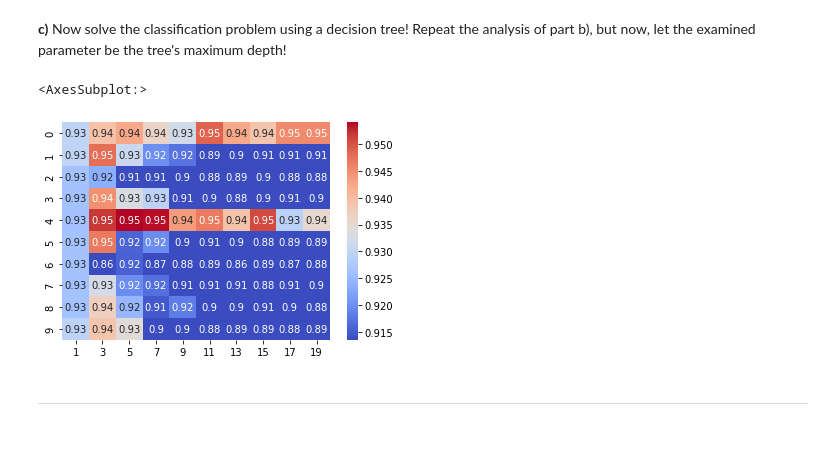
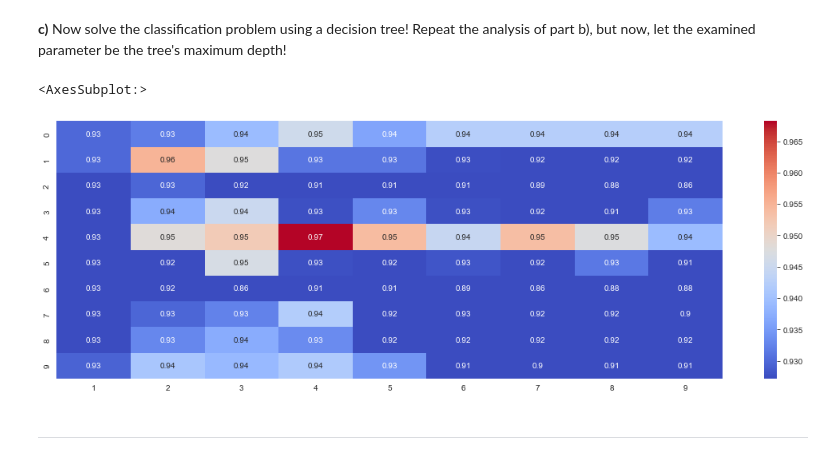
Before and after one commit to rjaa2020/data-science-sp23, a Jupyter notebook: HW03/rahul_HW3.ipynb, the cells around one changed output. Saved outputs shown, nothing was run; the diff lists cells and outputs as text; code cells hidden in the pictures.

```diff
--- a/HW03/rahul_HW3.ipynb
+++ b/HW03/rahul_HW3.ipynb
@@ -38,12 +38,12 @@ from sklearn import neighbors
 from sklearn.model_selection import cross_val_score
 import seaborn as sns
 
-k_values = range(5, 50, 5)
+test_vals = range(5, 50, 5)
 cross_vals=10
 
-scores = pd.DataFrame(columns=k_values, index = range(cross_vals))
+scores = pd.DataFrame(columns=test_vals, index = range(cross_vals))
 
-for k_value in k_values:
+for k_value in test_vals:
     clf = neighbors.KNeighborsClassifier(n_neighbors=k_value)
     score = cross_val_score(clf, data, y_true, cv=cross_vals, scoring='f1')
     scores[k_value] = score
@@ -55,0 +56,11 @@ sns.heatmap(scores, annot=True, cmap='coolwarm', vmin=np.percentile(scores, 50))
+# %%
+from matplotlib import pyplot as plt
+
+plt.rcParams["figure.figsize"] = [15, 5]
+plt.rcParams["figure.autolayout"] = True
+
+ax = scores[test_vals].plot(kind='box', title='KNN K-testing')
+
+plt.show()
+
+# looks 30 nearest neighbors gives us the best results
@@ -58,20 +71,18 @@ sns.heatmap(scores, annot=True, cmap='coolwarm', vmin=np.percentile(scores, 50))
 # %%
 from sklearn import tree
 
-depth = range(1, 20, 2)
-cross_vals = 10
+test_vals = range(1, 10)
 
-scores = pd.DataFrame(columns=depth, index = range(cross_vals))
+scores = pd.DataFrame(columns=test_vals, index = range(cross_vals))
 
-for d in depth:
-	clf = tree.DecisionTreeClassifier(max_depth=d)
+for depth in test_vals:
+	clf = tree.DecisionTreeClassifier(max_depth=depth)
 	score = cross_val_score(clf, data, y_true, cv=cross_vals, scoring='f1')
-	scores[d] = score
+	scores[depth] = score
 
-# looks like depth of 3 is optimal
 sns.heatmap(scores, annot=True, cmap='coolwarm', vmin=np.percentile(scores, 50))
 # %% [output]
 <AxesSubplot:>
-[figure, old version]
+[figure, new version]
 # %% [markdown]
 ---
```
Also changed, not shown: parts of 3 cells of this notebook, 1 other file.
